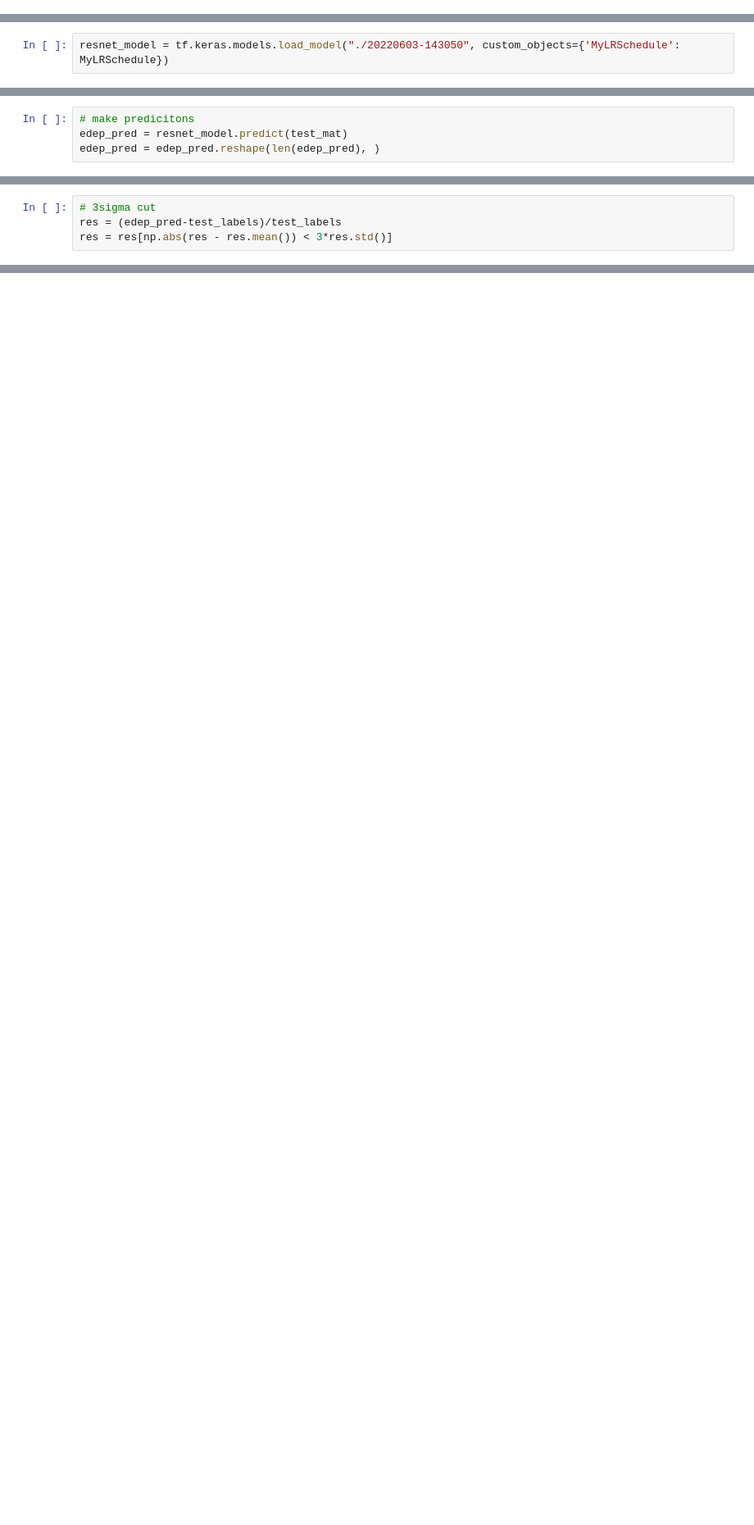
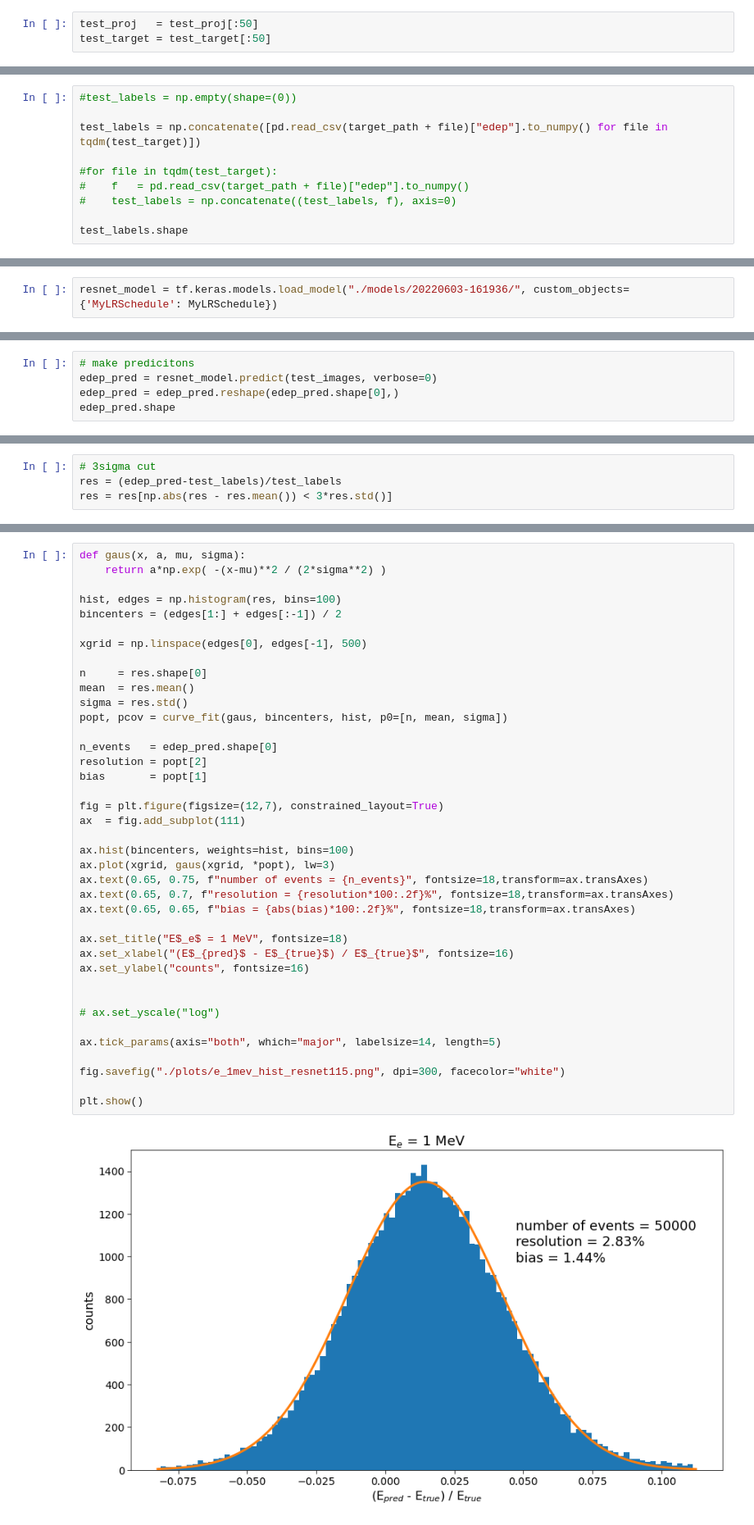
Before and after one commit to niklai99/qcnn4juno, a Jupyter notebook: resnet/prediction.ipynb, the cells around one changed output, grey strips where cells are left out. Shown at 82% size. Saved outputs shown, nothing was run; the diff lists cells and outputs as text; blank space fills up the shorter version.

Commit message:
resnet energy performance

```diff
--- a/resnet/prediction.ipynb
+++ b/resnet/prediction.ipynb
@@ -22,0 +46,3 @@ test_mat[np.isnan(test_mat)] = 0
+# %%
+test_proj   = test_proj[:50]
+test_target = test_target[:50]
@@ -22,0 +69,10 @@ test_mat[np.isnan(test_mat)] = 0
+# %%
+#test_labels = np.empty(shape=(0))
+
+test_labels = np.concatenate([pd.read_csv(target_path + file)["edep"].to_numpy() for file in tqdm(test_target)])
+
+#for file in tqdm(test_target):
+#    f   = pd.read_csv(target_path + file)["edep"].to_numpy()
+#    test_labels = np.concatenate((test_labels, f), axis=0)
+
+test_labels.shape
@@ -51,2 +111,2 @@ class MyLRSchedule(tf.keras.optimizers.schedules.LearningRateSchedule):
 # %%
-resnet_model = tf.keras.models.load_model("./20220603-143050", custom_objects={'MyLRSchedule': MyLRSchedule})
+resnet_model = tf.keras.models.load_model("./models/20220603-161936/", custom_objects={'MyLRSchedule': MyLRSchedule})
@@ -53,4 +117,5 @@ resnet_model = tf.keras.models.load_model("./20220603-143050", custom_objects={'
 # %%
 # make predicitons
-edep_pred = resnet_model.predict(test_mat)
-edep_pred = edep_pred.reshape(len(edep_pred), )
+edep_pred = resnet_model.predict(test_images, verbose=0)
+edep_pred = edep_pred.reshape(edep_pred.shape[0],)
+edep_pred.shape
@@ -70,0 +126,41 @@ plt.show()
+# %%
+def gaus(x, a, mu, sigma):
+    return a*np.exp( -(x-mu)**2 / (2*sigma**2) )
+
+hist, edges = np.histogram(res, bins=100)
+bincenters = (edges[1:] + edges[:-1]) / 2
+
+xgrid = np.linspace(edges[0], edges[-1], 500)
+
+n     = res.shape[0]
+mean  = res.mean()
+sigma = res.std()
+popt, pcov = curve_fit(gaus, bincenters, hist, p0=[n, mean, sigma])
+
+n_events   = edep_pred.shape[0]
+resolution = popt[2]
+bias       = popt[1]
+
+fig = plt.figure(figsize=(12,7), constrained_layout=True)
+ax  = fig.add_subplot(111)
+
+ax.hist(bincenters, weights=hist, bins=100)
+ax.plot(xgrid, gaus(xgrid, *popt), lw=3)
+ax.text(0.65, 0.75, f"number of events = {n_events}", fontsize=18,transform=ax.transAxes)
+ax.text(0.65, 0.7, f"resolution = {resolution*100:.2f}%", fontsize=18,transform=ax.transAxes)
+ax.text(0.65, 0.65, f"bias = {abs(bias)*100:.2f}%", fontsize=18,transform=ax.transAxes)
+
+ax.set_title("E$_e$ = 1 MeV", fontsize=18)
+ax.set_xlabel("(E$_{pred}$ - E$_{true}$) / E$_{true}$", fontsize=16)
+ax.set_ylabel("counts", fontsize=16)
+
+
+# ax.set_yscale("log")
+
+ax.tick_params(axis="both", which="major", labelsize=14, length=5)
+
+fig.savefig("./plots/e_1mev_hist_resnet115.png", dpi=300, facecolor="white")
+
+plt.show()
+# %% [output]
+[figure, added]
```
Also changed, not shown: parts of 19 cells of this notebook, 31 other files.
